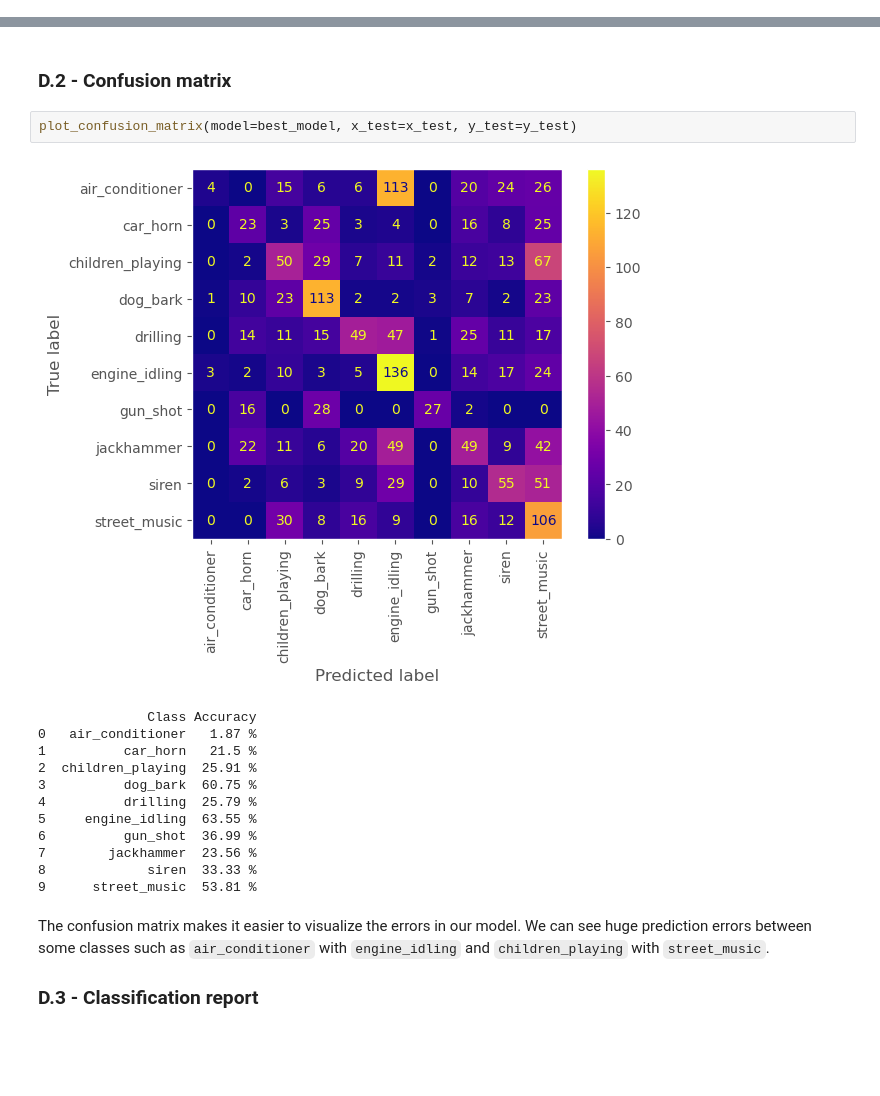
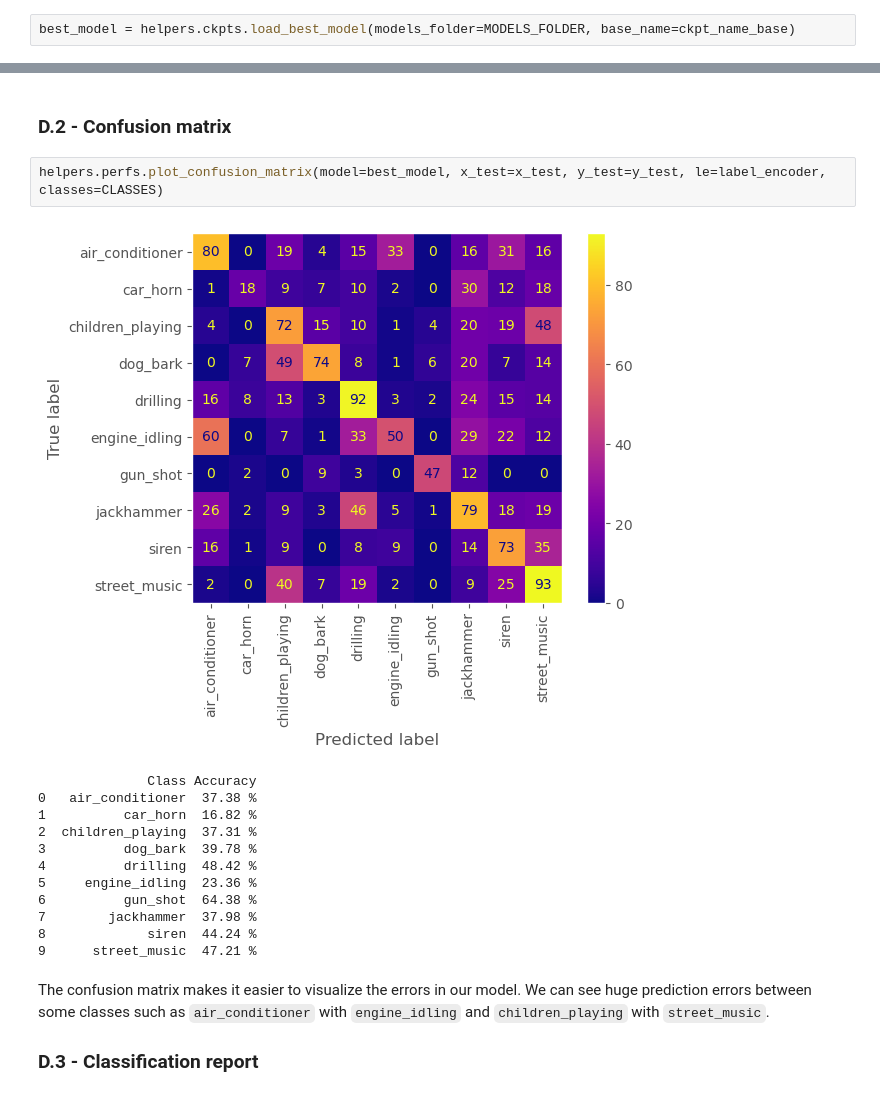
Before and after one commit to EmpireDemocratiqueDuPoulpe/Cours-IA, a Jupyter notebook: 5DEEP/Project/notebooks/en/3-Basic_ANN_model.ipynb, the cells around one changed output, grey strips where cells are left out. Saved outputs shown, nothing was run; the diff lists cells and outputs as text; blank space fills up the shorter version.

```diff
--- a/5DEEP/Project/notebooks/en/3-Basic_ANN_model.ipynb
+++ b/5DEEP/Project/notebooks/en/3-Basic_ANN_model.ipynb
@@ -349 +215,3 @@ def plot_confusion_matrix(model: keras.Model, x_test: numpy.ndarray, y_test: num
+# %%
+best_model = helpers.ckpts.load_best_model(models_folder=MODELS_FOLDER, base_name=ckpt_name_base)
 # %% [markdown]
@@ -374,20 +243,20 @@ We can see with the following graphs that the model tends to over-fit very quick
 # %% [markdown]
 ### D.2 - Confusion matrix
 # %%
-plot_confusion_matrix(model=best_model, x_test=x_test, y_test=y_test)
+helpers.perfs.plot_confusion_matrix(model=best_model, x_test=x_test, y_test=y_test, le=label_encoder, classes=CLASSES)
 # %% [output]
-[figure, old version]
+[figure, new version]
               Class Accuracy
-0   air_conditioner   1.87 %
-1          car_horn   21.5 %
-2  children_playing  25.91 %
-3          dog_bark  60.75 %
-4          drilling  25.79 %
-5     engine_idling  63.55 %
-6          gun_shot  36.99 %
-7        jackhammer  23.56 %
-8             siren  33.33 %
-9      street_music  53.81 %
+0   air_conditioner  37.38 %
+1          car_horn  16.82 %
+2  children_playing  37.31 %
+3          dog_bark  39.78 %
+4          drilling  48.42 %
+5     engine_idling  23.36 %
+6          gun_shot  64.38 %
+7        jackhammer  37.98 %
+8             siren  44.24 %
+9      street_music  47.21 %
 # %% [markdown]
 The confusion matrix makes it easier to visualize the errors in our model. We can see huge prediction errors between some classes such as `air_conditioner` with `engine_idling` and `children_playing` with `street_music`.
 
```
Also changed, not shown: parts of 14 cells of this notebook, 6 other files.
